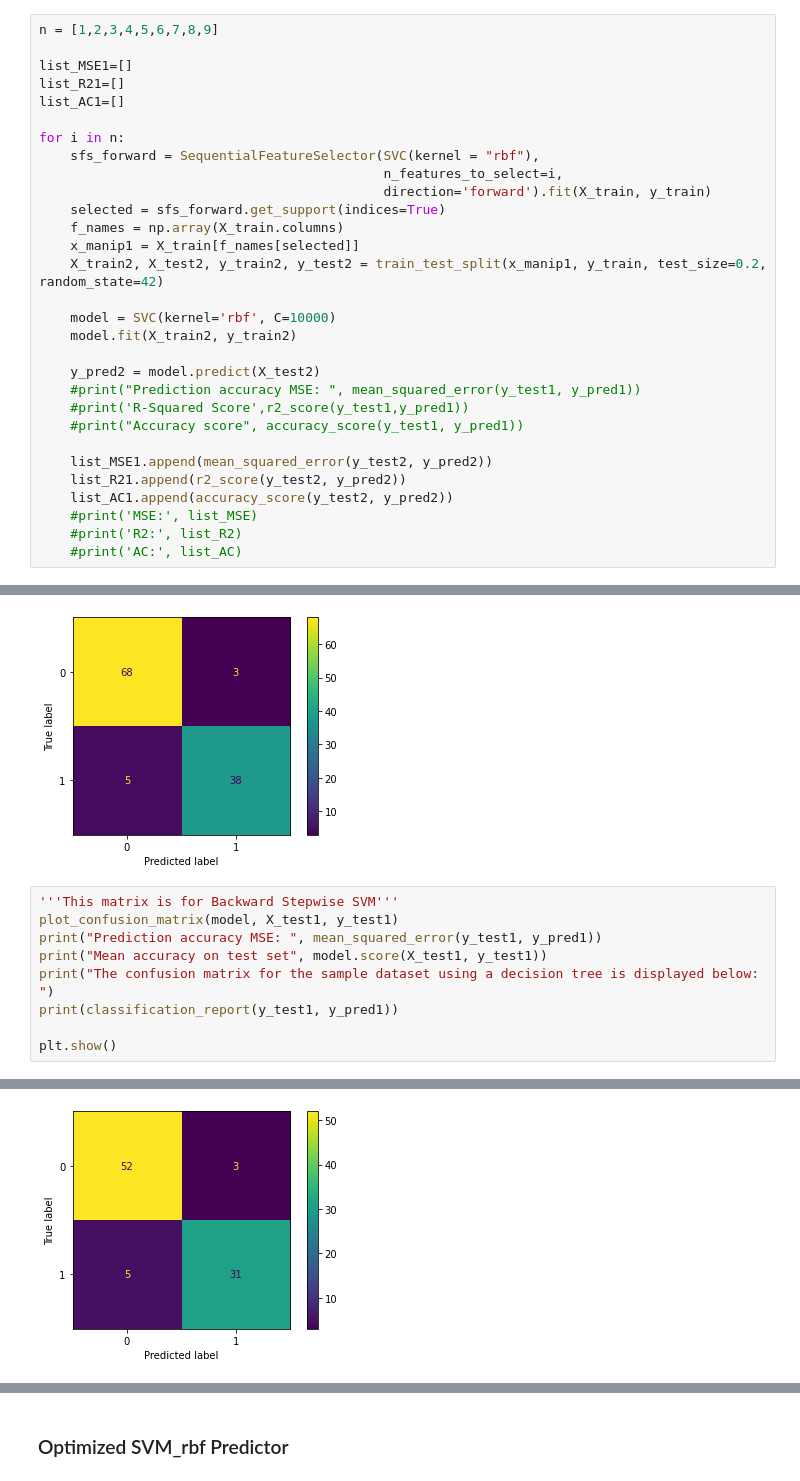
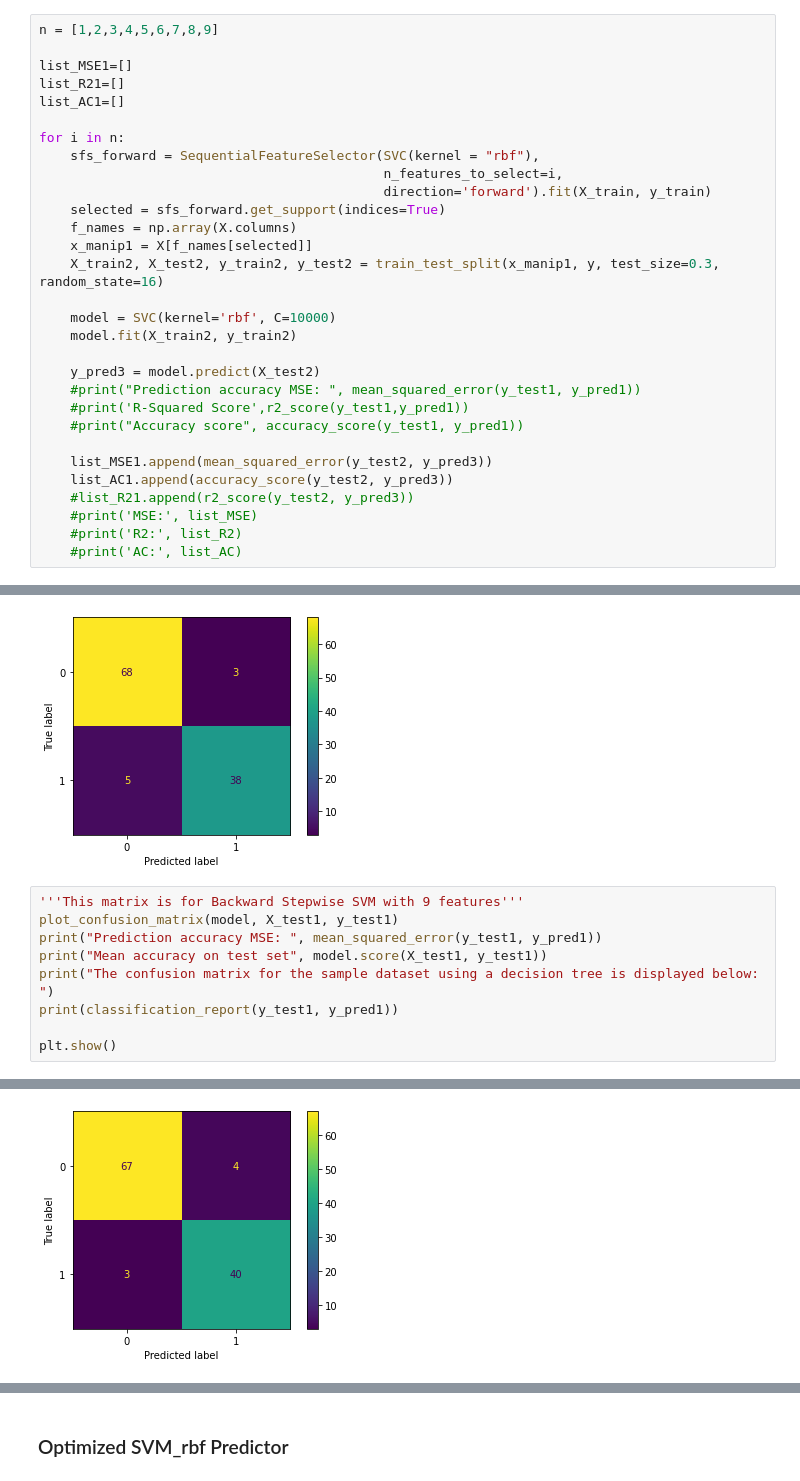
Before and after one commit to Breast-Cancer-Team/Final-Project, a Jupyter notebook: svm_rbf_final.ipynb, the cells around one changed output, grey strips where cells are left out. Drawn from its saved outputs; the diff is of its cells as text.

```diff
--- a/svm_rbf_final.ipynb
+++ b/svm_rbf_final.ipynb
@@ -170,21 +181,21 @@ for i in n:
                                             n_features_to_select=i,
                                             direction='forward').fit(X_train, y_train)
     selected = sfs_forward.get_support(indices=True)
-    f_names = np.array(X_train.columns)
-    x_manip1 = X_train[f_names[selected]]
-    X_train2, X_test2, y_train2, y_test2 = train_test_split(x_manip1, y_train, test_size=0.2, random_state=42)
+    f_names = np.array(X.columns)
+    x_manip1 = X[f_names[selected]]
+    X_train2, X_test2, y_train2, y_test2 = train_test_split(x_manip1, y, test_size=0.3, random_state=16)
 
     model = SVC(kernel='rbf', C=10000)
     model.fit(X_train2, y_train2)
 
-    y_pred2 = model.predict(X_test2)
+    y_pred3 = model.predict(X_test2)
     #print("Prediction accuracy MSE: ", mean_squared_error(y_test1, y_pred1))
     #print('R-Squared Score',r2_score(y_test1,y_pred1))
     #print("Accuracy score", accuracy_score(y_test1, y_pred1))
 
-    list_MSE1.append(mean_squared_error(y_test2, y_pred2))
-    list_R21.append(r2_score(y_test2, y_pred2))
-    list_AC1.append(accuracy_score(y_test2, y_pred2))
+    list_MSE1.append(mean_squared_error(y_test2, y_pred3))
+    list_AC1.append(accuracy_score(y_test2, y_pred3))
+    #list_R21.append(r2_score(y_test2, y_pred3))
     #print('MSE:', list_MSE)
     #print('R2:', list_R2)
     #print('AC:', list_AC)
@@ -250,7 +263,7 @@ The confusion matrix for the sample dataset using a decision tree is displayed b
 weighted avg       0.93      0.93      0.93       114
 [figure]
 # %%
-'''This matrix is for Backward Stepwise SVM'''
+'''This matrix is for Backward Stepwise SVM with 9 features'''
 plot_confusion_matrix(model, X_test1, y_test1)
 print("Prediction accuracy MSE: ", mean_squared_error(y_test1, y_pred1))
 print("Mean accuracy on test set", model.score(X_test1, y_test1))
@@ -273,4 +286,4 @@ weighted avg       0.91      0.91      0.91        91
-[figure, old version]
+[figure, new version]
 # %%
 print(list_AC)
 print(list_MSE)
```
Also changed, not shown: parts of 11 cells of this notebook.
